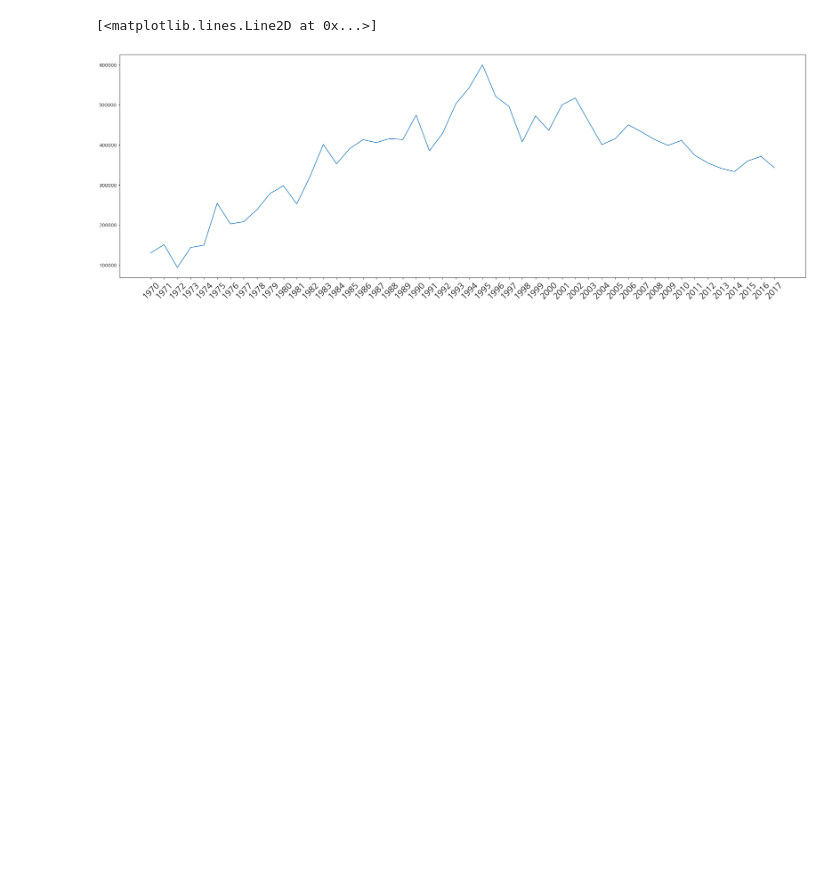
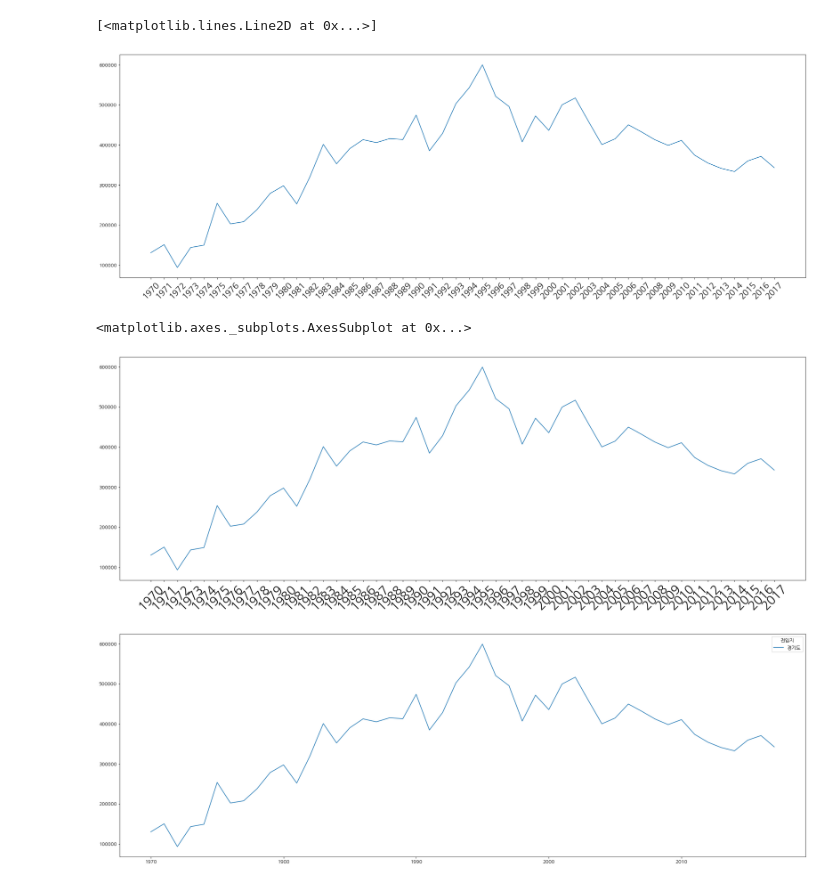
Before and after one commit to Adrian123K/pandas_ml, a Jupyter notebook: 04-2. Pandas DA (200714).ipynb, the cells around one changed output. Saved outputs shown, nothing was run; the diff lists cells and outputs as text; code cells hidden in the pictures; blank space fills up the shorter version.

```diff
--- a/04-2. Pandas DA (200714).ipynb
+++ b/04-2. Pandas DA (200714).ipynb
@@ -289,3 +289,24 @@ plt.plot(rs.index, rs.values)
 # %% [output]
 [<matplotlib.lines.Line2D at 0x...>]
 [figure]
+# %%
+# 유리 코드
+df_seoul = df[ : ][ ( df['전출지별']=='서울특별시') &  ( df['전입지별'] != '서울특별시')  ]
+df_seoul.drop( '전출지별', axis=1, inplace=True)
+
+df_seoul.rename( {'전입지별' : '전입지' }, axis=1, inplace=True)
+df_seoul.set_index('전입지', inplace=True)
+
+result= df_seoul.loc['경기도']
+
+plt.plot( result.index, result.values)
+plt.xticks( size=30,  rotation=45)
+
+result= df_seoul.loc[['경기도']]
+result1 = result.T
+
+result1.plot()
+# %% [output]
+<matplotlib.axes._subplots.AxesSubplot at 0x...>
+[figure, added]
+[figure, added]
```
Also changed, not shown: parts of 10 cells of this notebook.
